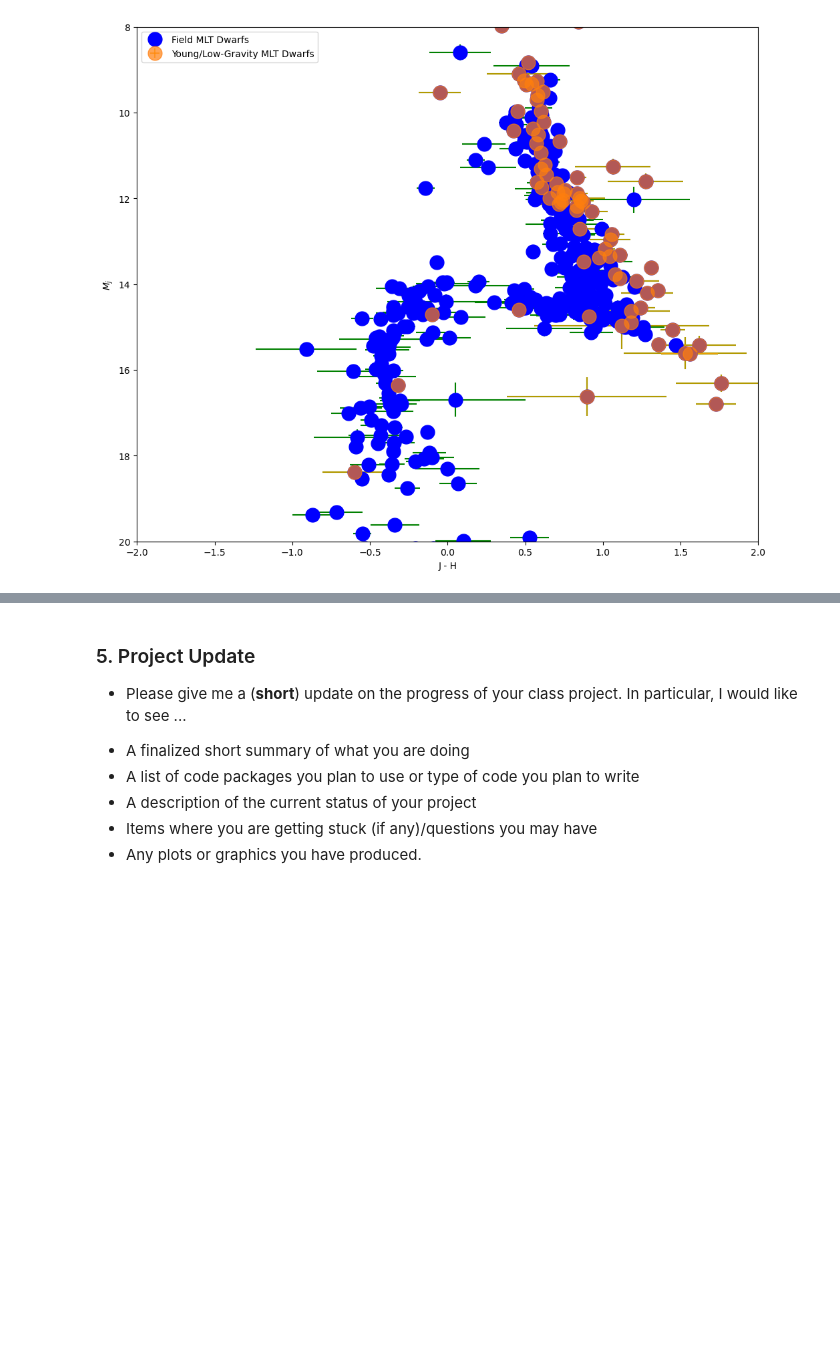
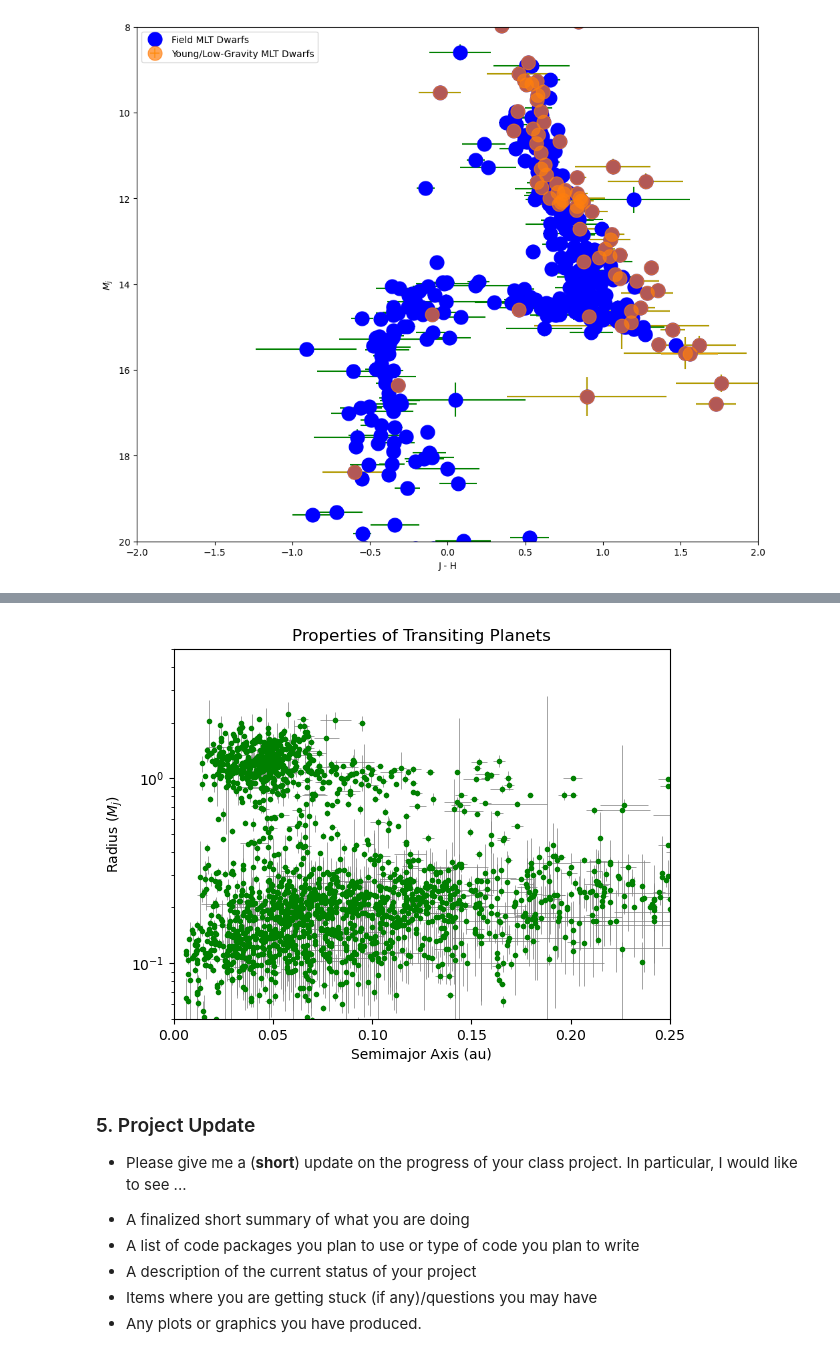
Before and after one commit to astroseandillon/Python-for-data-analysis, a Jupyter notebook: Dillon_Sean_HW_W10.ipynb, the cells around one changed output, grey strips where cells are left out. Drawn from its saved outputs; the diff is of its cells as text; code cells hidden in the pictures; blank space fills up the shorter version.

```diff
--- a/Dillon_Sean_HW_W10.ipynb
+++ b/Dillon_Sean_HW_W10.ipynb
@@ -246,6 +246,50 @@ Start with the file ``test3.csv`` similar to (but not exactly the same as!) that
 Reproduce the output as follows:
 
 ![](./transit_plot.png)
+# %%
+import numpy as np
+import matplotlib.pyplot as plt
+plt.style.use('default')
+
+
+csv = np.loadtxt('test3.csv', dtype=str, delimiter=',')      #bringing in the csv
+fixcsv = np.where(csv=='', np.nan, csv)                        #filtering out the bad data
+discmeth = np.array((fixcsv[:,5]))                           #making the column that has all the disc methods
+trans = fixcsv[discmeth=='Transit']                          #array of only planets found via transit
+
+# 'pl_radj' is col 15 is planet radius in Mj
+# 'pl_radjerr1' is col 16 is error of planet radius in Mj
+# 'pl_radjerr2' is col 17 is error of planet radius in Mj
+# 'pl_orbsmax' is col 11 is planetary semimajor axis of orbit
+# 'pl_orbsmaxerr1' is col 12 is error of planetary semimajor axis of orbit
+# 'pl_orbsmaxerr2' is col 13 is error of planetary semimajor axis of orbit
+
+
+# jrad = np.array(trans[:,15].astype(float), np.average((trans[:,16].astype(float), trans[:,17].astype(float)), axis=0))
+
+e1 = trans[:,16].astype(float)
+e2 = trans[:,17].astype(float)
+# print(np.average((e1,e2),axis=0))
+eavg = np.average((e1,e2), axis=0)
+jrad = trans[:,15].astype(float)
+
+orb = trans[:,11].astype(float)
+oe1 = trans[:,12].astype(float)
+oe2 = trans[:,13].astype(float)
+oeavg = np.average((oe1,oe2), axis=0)
+
+fig, ax = plt.subplots()
+ax.errorbar(orb, jrad, xerr=abs(oe1), yerr=abs(e1),
+            color='green', marker='.', linestyle='', ecolor='grey', elinewidth=.5)
+ax.set_xlim(0.0,0.25)
+ax.set_ylim(0.05,5.0)
+ax.set_yscale('log')
+ax.set_xlabel('Semimajor Axis (au)')
+ax.set_ylabel(r'Radius ($M_{j}$)')
+ax.set_title('Properties of Transiting Planets')
+plt.show()
+# %% [output]
+[figure, added]
 # %% [markdown]
 ### 5. Project Update
 
```
Also changed, not shown: parts of 2 cells of this notebook.
